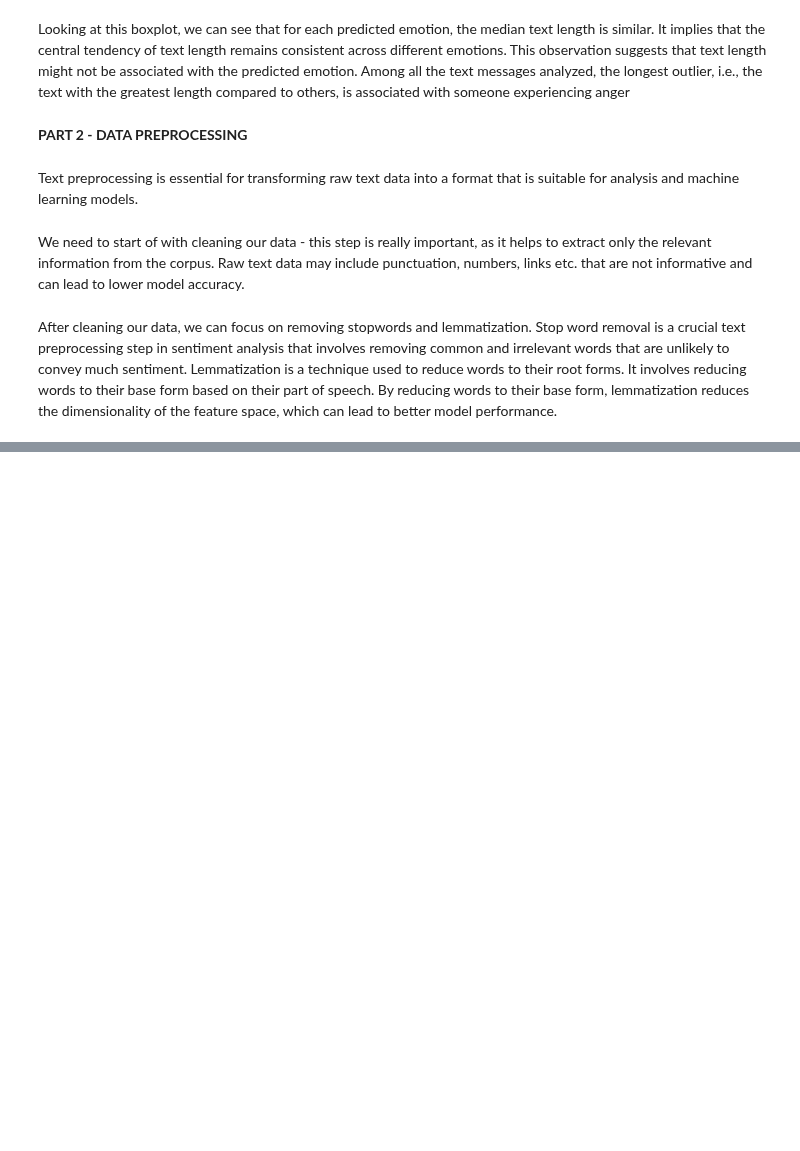
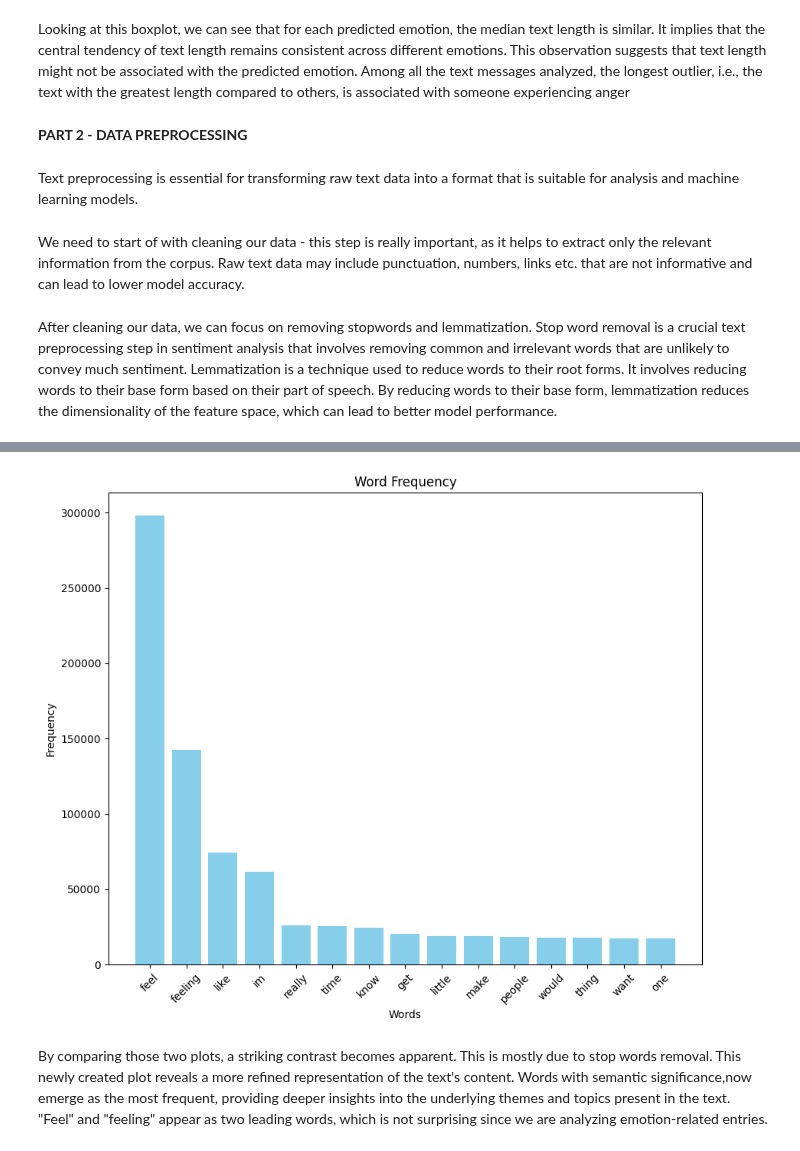
Before and after one commit to olast45/Emotions-Prediction-App, a Jupyter notebook: notebooks/emotions_analysis.ipynb, the cells around one changed output, grey strips where cells are left out. Cells and saved outputs as stored; diff of their text form; code cells hidden in the pictures; blank space fills up the shorter version.

Commit message:
feat: Compare most common words across different emotions

```diff
--- a/notebooks/emotions_analysis.ipynb
+++ b/notebooks/emotions_analysis.ipynb
@@ -159,7 +160,7 @@ def corpus(text: str) -> List[str]:
     text_list = text.split()
     return text_list
 # %%
-emotions_df['text_list'] = emotions_df['text'].apply(corpus)
+emotions_df['text_list'] = emotions_df['text'].apply(create_corpus)
 # %%
 corpus = []
 for text_list in emotions_df['text_list']:
@@ -289,0 +297,9 @@ emotions_df["text"] = emotions_df["text"].apply(remove_stopwords_and_lemmatize)
+# %%
+emotions_df['text_list_cleaned'] = emotions_df['text'].apply(create_corpus)
+# %%
+corpus = []
+for text_list in emotions_df['text_list_cleaned']:
+    corpus.extend(text_list)
+# %%
+most_common_words = Counter(corpus).most_common(15)
+most_common_words
@@ -289,0 +322,15 @@ emotions_df["text"] = emotions_df["text"].apply(remove_stopwords_and_lemmatize)
+# %%
+words, frequencies = zip(*most_common_words)
+
+plt.figure(figsize=(10, 8))
+plt.bar(words, frequencies, color='skyblue')
+plt.xlabel('Words')
+plt.ylabel('Frequency')
+plt.title('Word Frequency')
+plt.xticks(rotation=45)
+plt.show()
+# %% [output]
+[figure, added]
+# %% [markdown]
+By comparing those two plots, a striking contrast becomes apparent. This is mostly due to stop words removal. This newly created plot reveals a more refined representation of the text's content. Words with semantic significance,now emerge as the most frequent, providing deeper insights into the underlying themes and topics present in the text.
+"Feel" and "feeling" appear as two leading words, which is not surprising since we are analyzing emotion-related entries.
```
Also changed, not shown: parts of 16 cells of this notebook.
